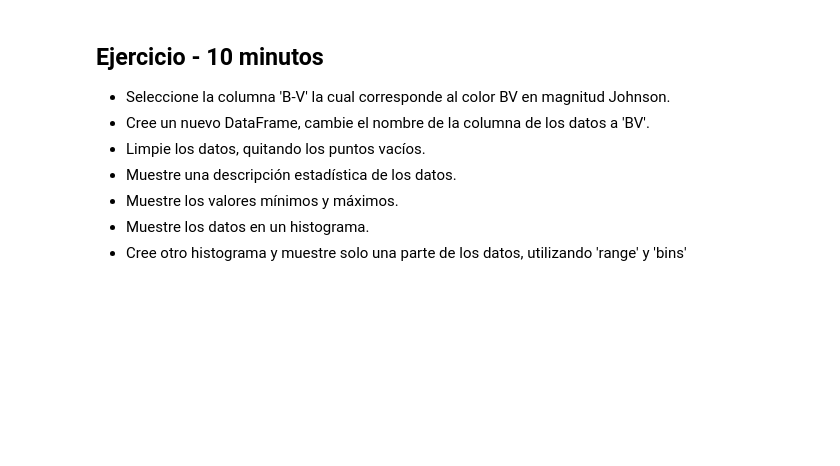
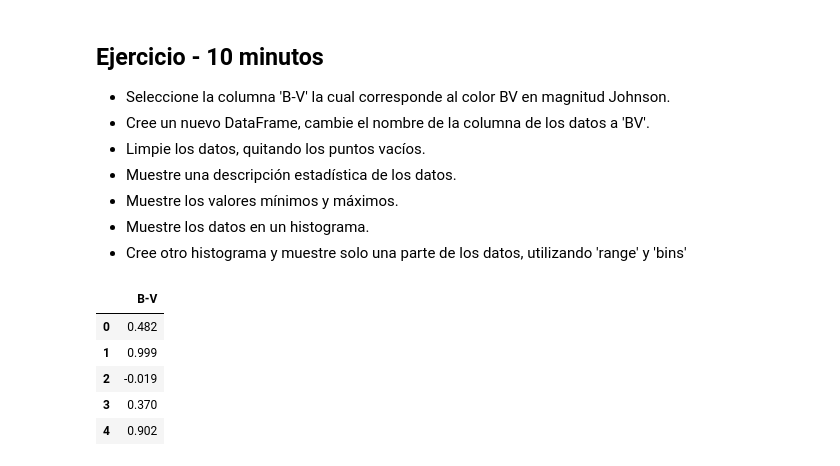
Before and after one commit to GlendaMart/tareas-en-python, a Jupyter notebook: 05 - Sesion 5/Practica 3 - Sesion 5.ipynb, the cells around one changed output. Cells and saved outputs as stored; diff of their text form; code cells hidden in the pictures; blank space fills up the shorter version.

```diff
--- a/05 - Sesion 5/Practica 3 - Sesion 5.ipynb
+++ b/05 - Sesion 5/Practica 3 - Sesion 5.ipynb
@@ -224,3 +224,13 @@ plt.hist(vmag, range=[4.0, 10.0], bins=100)
 - Muestre los valores mínimos y máximos.
 - Muestre los datos en un histograma.
 - Cree otro histograma y muestre solo una parte de los datos, utilizando 'range' y 'bins'
+# %%
+bv = hipp['B-V'].to_frame()
+bv.head()
+# %% [output]
+|  | B-V |
+| 0 | 0.482 |
+| 1 | 0.999 |
+| 2 | -0.019 |
+| 3 | 0.370 |
+| 4 | 0.902 |
```
Also changed, not shown: parts of 9 cells of this notebook, 7 other files.
